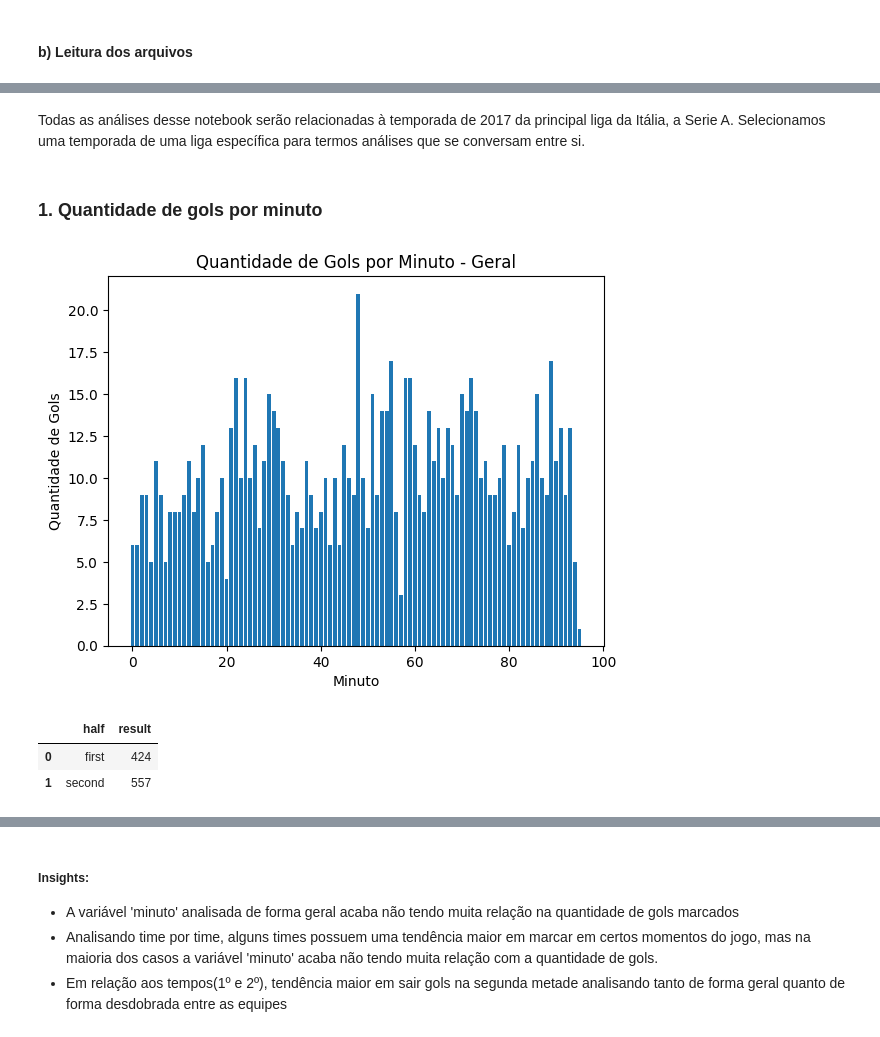
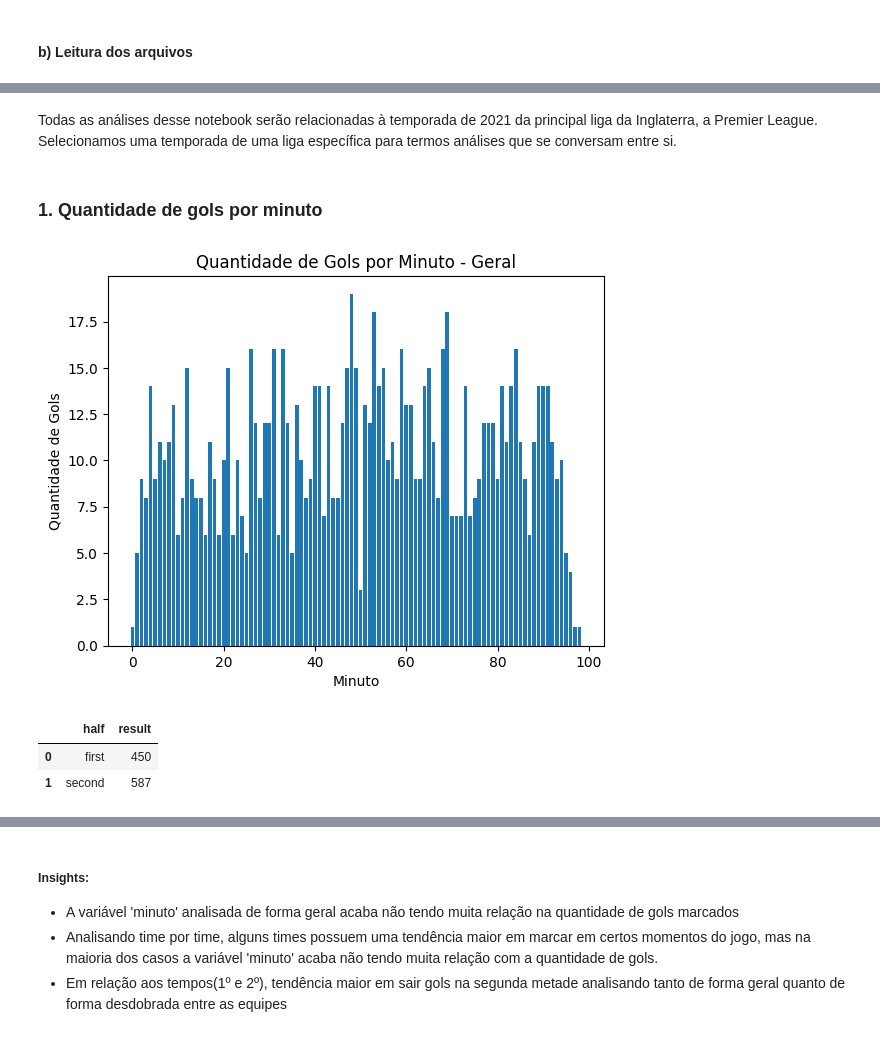
Before and after one commit to GabrielArai/TCC, a Jupyter notebook: notebooks/2-aed.ipynb, the cells around one changed output, grey strips where cells are left out. Drawn from its saved outputs; the diff is of its cells as text; code cells hidden in the pictures.

```diff
--- a/notebooks/2-aed.ipynb
+++ b/notebooks/2-aed.ipynb
@@ -38,28 +40,28 @@ df_xg.head()
 # %% [markdown]
-Todas as análises desse notebook serão relacionadas à temporada de 2017 da principal liga da Itália, a Serie A. Selecionamos uma temporada de uma liga específica para termos análises que se conversam entre si.
+Todas as análises desse notebook serão relacionadas à temporada de 2021 da principal liga da Inglaterra, a Premier League. Selecionamos uma temporada de uma liga específica para termos análises que se conversam entre si.
 # %% [markdown]
 ### 1. Quantidade de gols por minuto
 # %%
 # Filtro do df
-df_filt = df_xg[(df_xg.result == 'Goal')&(df_xg.league == 'Serie_A')&(df_xg.season == 2017)]
+df_filt = df_xg[(df_xg.result == 'Goal')&(df_xg.league == 'EPL')&(df_xg.season == 2021)]
 df_plot = df_filt.groupby("minute")["result"].count().reset_index()
 
 # Plot
 plt.bar(df_plot.minute, df_plot.result)
 
 # Adicionar rótulos e título
 plt.xlabel('Minuto')
 plt.ylabel('Quantidade de Gols')
 plt.title('Quantidade de Gols por Minuto - Geral')
 
 # Exibir o gráfico
 plt.show()
 
 df_filt.groupby("half")["result"].count().reset_index()
 # %% [output]
-[figure, old version]
+[figure, new version]
 |  | half | result |
-| 0 | first | 424 |
-| 1 | second | 557 |
+| 0 | first | 450 |
+| 1 | second | 587 |
 # %%
 # Análise time por time
```
Also changed, not shown: parts of 25 cells of this notebook, 1 other file.
